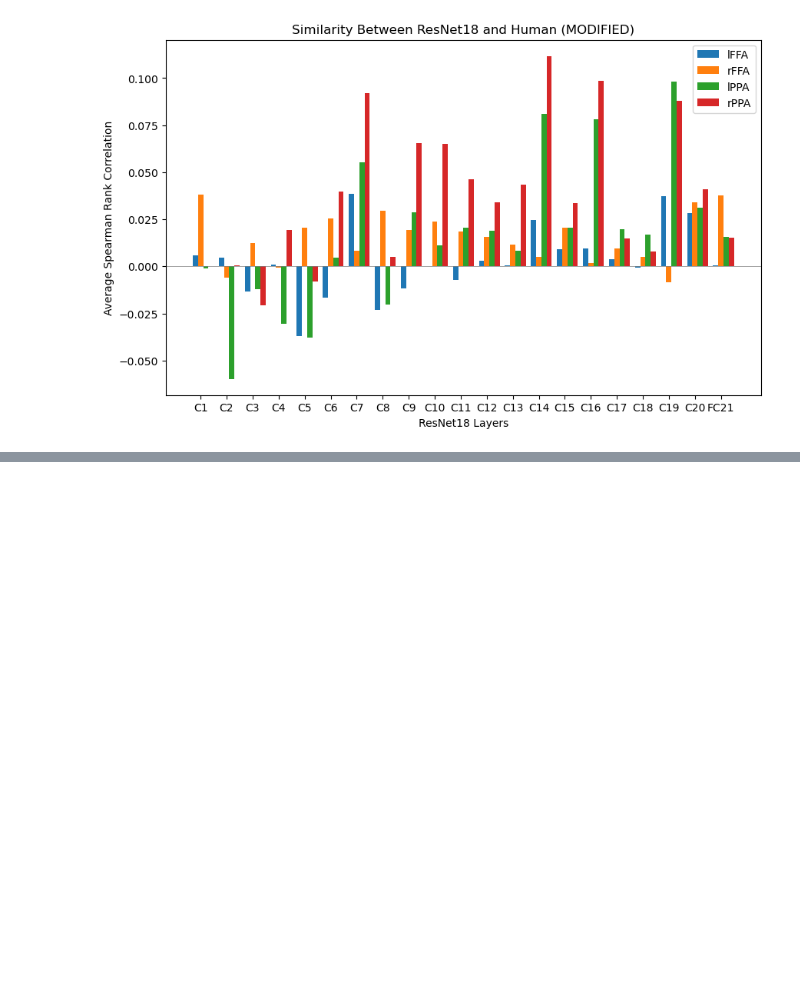
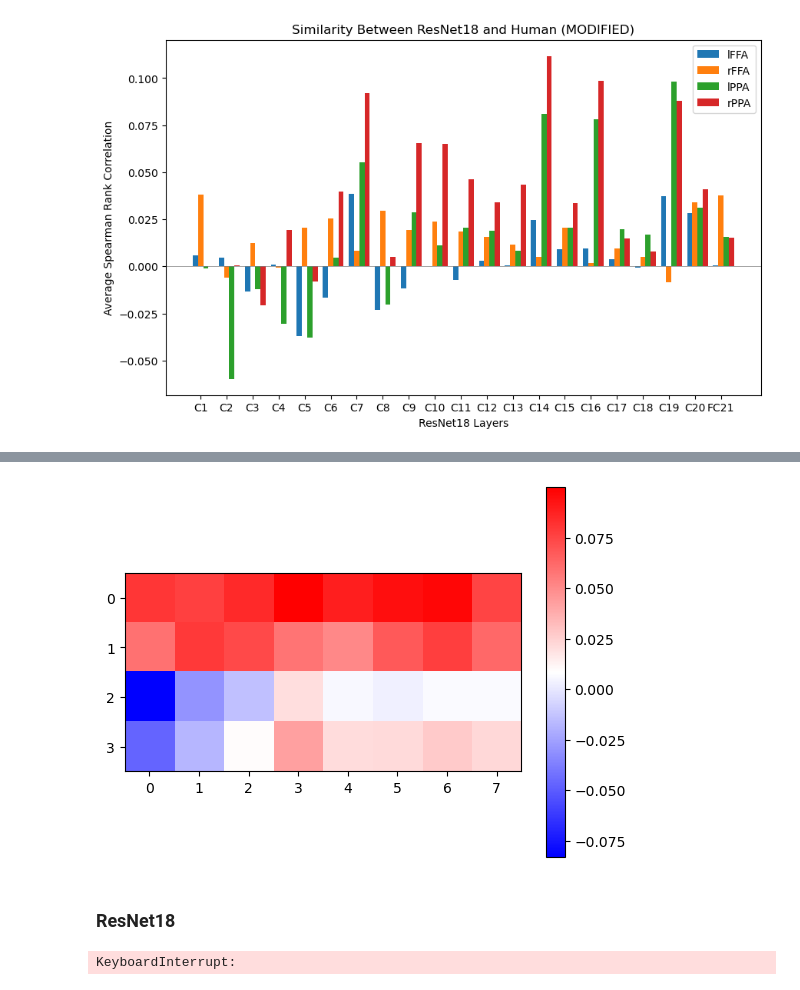
Before and after one commit to Olivia-Yoo/neuro140, a Jupyter notebook: code/comparison.ipynb, the cells around one changed output, grey strips where cells are left out. Drawn from its saved outputs; the diff is of its cells as text; code cells hidden in the pictures; blank space fills up the shorter version.

```diff
--- a/code/comparison.ipynb
+++ b/code/comparison.ipynb
@@ -245,0 +312,2 @@ plt.show()
+# %%
+alexnet_mod_map = build_network_map(alexnet_rdms, 1) # takes ~3.5 min
@@ -245,0 +316,12 @@ plt.show()
+# %%
+plt.imshow(alexnet_mod_map, cmap='bwr')
+plt.colorbar();
+# %% [output]
+[figure, added]
+# %% [markdown]
+### ResNet18
+# %%
+rn18_map = build_network_map(rn18_rdms, 0) # took 9.5 min
+np.save(MAP_PATH + 'rn18_map.npy', rn18_map)
+# %% [output]
+KeyboardInterrupt:
```
Also changed, not shown: parts of 59 cells of this notebook, 22 other files.
